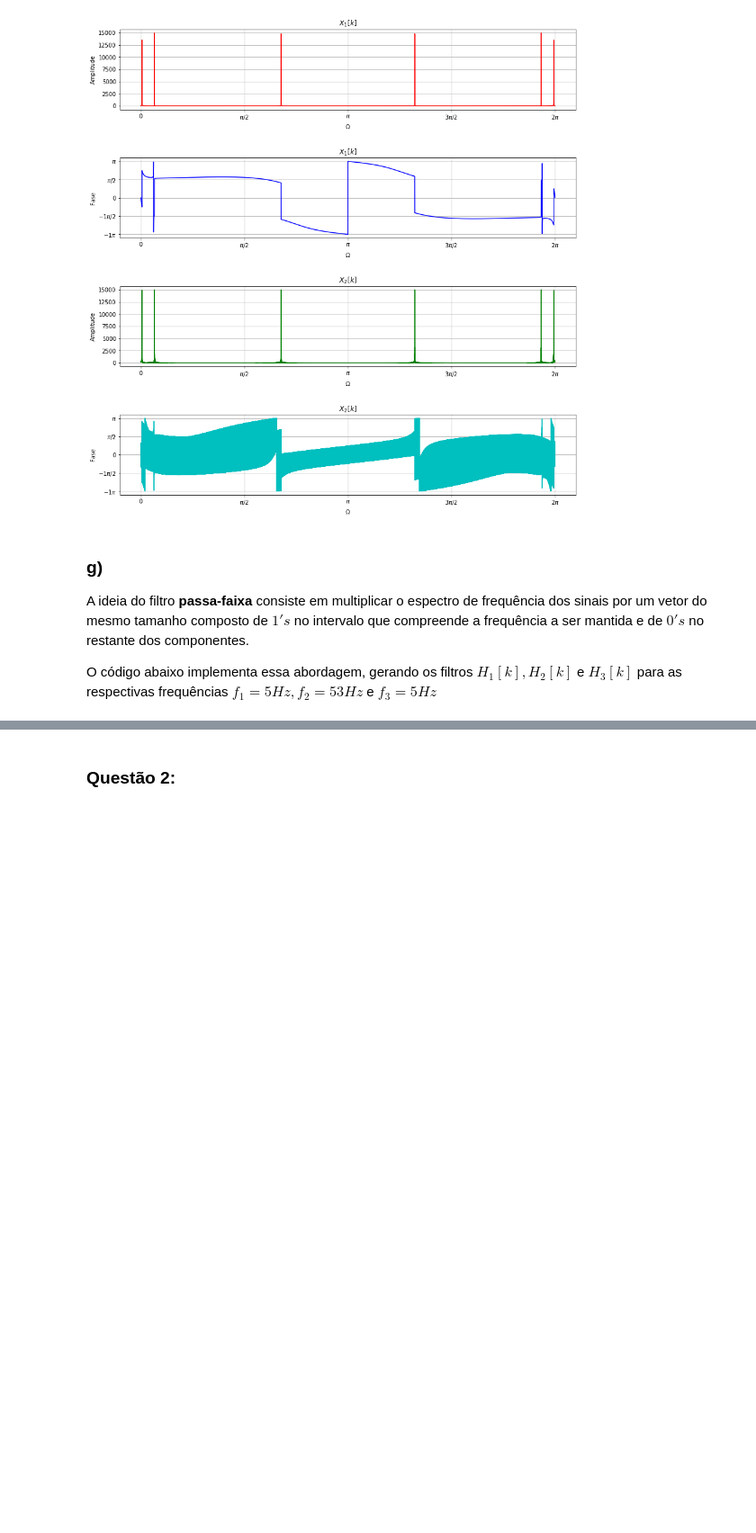
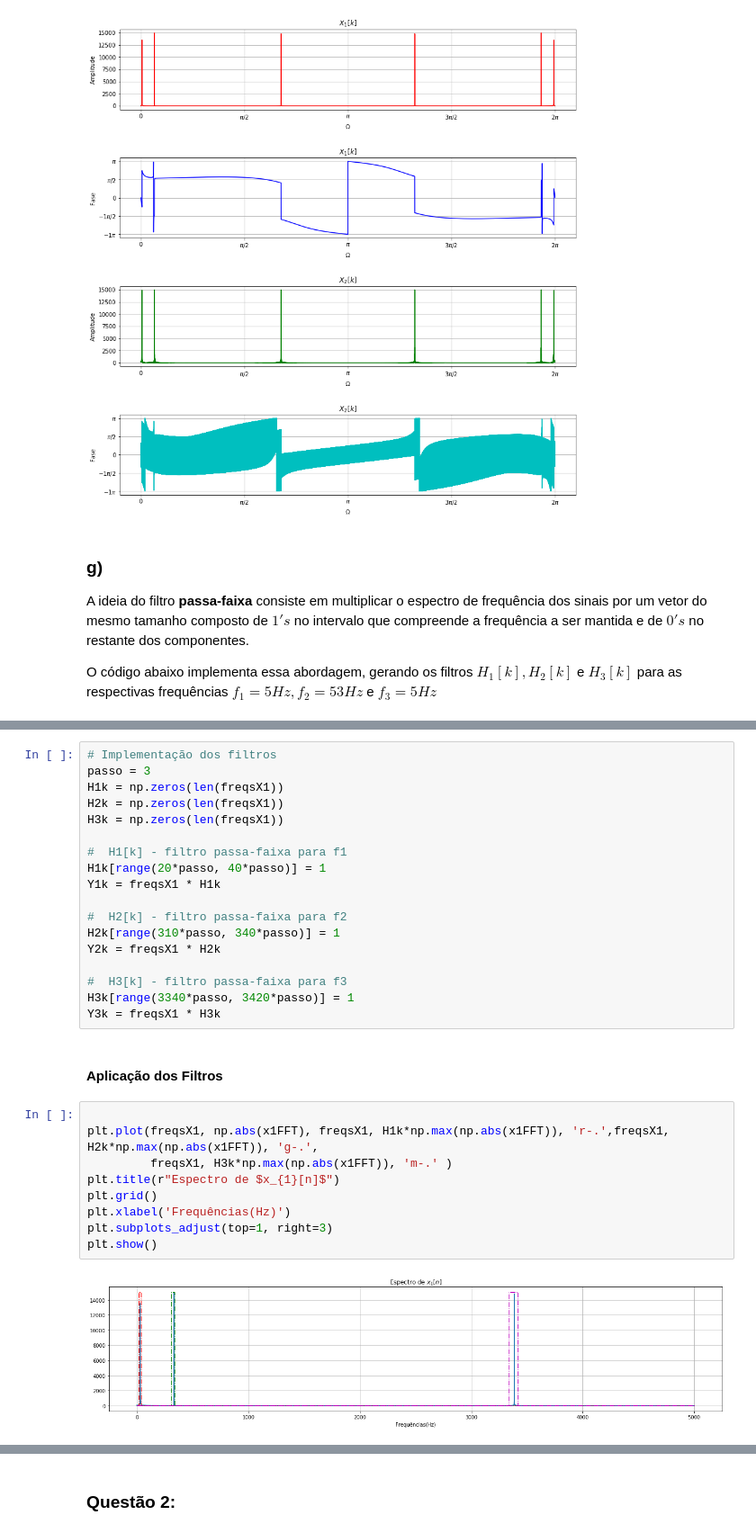
Before and after one commit to ecalasans/pds_-2, a Jupyter notebook: p2.ipynb, the cells around one changed output, grey strips where cells are left out. Shown at 90% size. Drawn from its saved outputs; the diff is of its cells as text; blank space fills up the shorter version.

```diff
--- a/p2.ipynb
+++ b/p2.ipynb
@@ -456,0 +464,31 @@ O código abaixo implementa essa abordagem, gerando os filtros $H_{1}[k], H_{2}[
+# %%
+# Implementação dos filtros
+passo = 3
+H1k = np.zeros(len(freqsX1))
+H2k = np.zeros(len(freqsX1))
+H3k = np.zeros(len(freqsX1))
+
+#  H1[k] - filtro passa-faixa para f1
+H1k[range(20*passo, 40*passo)] = 1
+Y1k = freqsX1 * H1k
+
+#  H2[k] - filtro passa-faixa para f2
+H2k[range(310*passo, 340*passo)] = 1
+Y2k = freqsX1 * H2k
+
+#  H3[k] - filtro passa-faixa para f3
+H3k[range(3340*passo, 3420*passo)] = 1
+Y3k = freqsX1 * H3k
+# %% [markdown]
+<h4>Aplicação dos Filtros</h4>
+# %%
+
+plt.plot(freqsX1, np.abs(x1FFT), freqsX1, H1k*np.max(np.abs(x1FFT)), 'r-.',freqsX1, H2k*np.max(np.abs(x1FFT)), 'g-.',
+         freqsX1, H3k*np.max(np.abs(x1FFT)), 'm-.' )
+plt.title(r"Espectro de $x_{1}[n]$")
+plt.grid()
+plt.xlabel('Frequências(Hz)')
+plt.subplots_adjust(top=1, right=3)
+plt.show()
+# %% [output]
+[figure, added]
```
Also changed, not shown: parts of 5 cells of this notebook.
